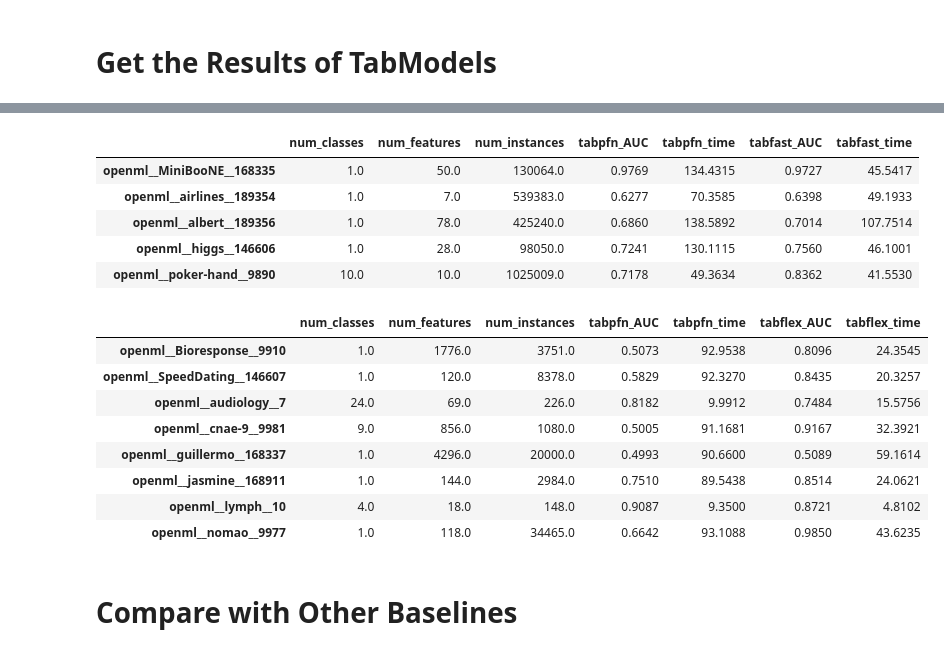
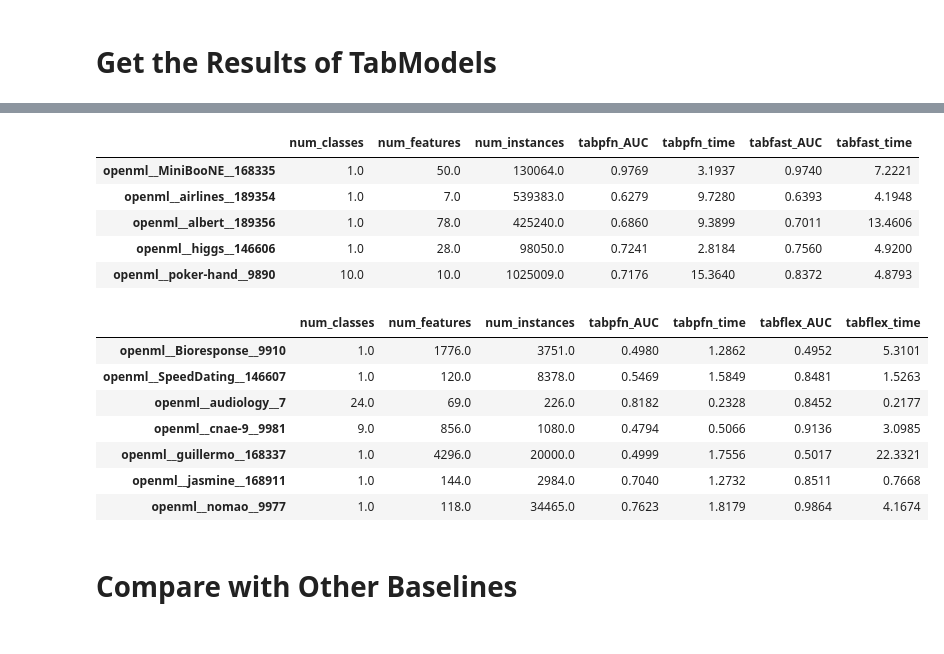
Before and after one commit to yzeng58/tabzilla, a Jupyter notebook: analysis/result_print.ipynb, the cells around one changed output, grey strips where cells are left out. Cells and saved outputs as stored; diff of their text form; code cells hidden in the pictures.

```diff
--- a/analysis/result_print.ipynb
+++ b/analysis/result_print.ipynb
@@ -140,7 +140,7 @@ def get_baselines(method, eval, DATASETS, metric = 'Accuracy'):
 # %% [markdown]
 # Get the Results of TabModels
 # %%
-table_idx = 4
+table_idx = 1
 metric = 'AUC'
 
 DATASETS = get_datasets(table_idx)
@@ -238,24 +255,23 @@ table_fast = table[(table['num_instances'] >= 50000) & (table['num_features'] <=
 table_fast
 # %% [output]
 |  | num_classes | num_features | num_instances | tabpfn_AUC | tabpfn_time | tabfast_AUC | tabfast_time |
-| openml__MiniBooNE__168335 | 1.0 | 50.0 | 130064.0 | 0.9769 | 134.4315 | 0.9727 | 45.5417 |
-| openml__airlines__189354 | 1.0 | 7.0 | 539383.0 | 0.6277 | 70.3585 | 0.6398 | 49.1933 |
-| openml__albert__189356 | 1.0 | 78.0 | 425240.0 | 0.6860 | 138.5892 | 0.7014 | 107.7514 |
-| openml__higgs__146606 | 1.0 | 28.0 | 98050.0 | 0.7241 | 130.1115 | 0.7560 | 46.1001 |
-| openml__poker-hand__9890 | 10.0 | 10.0 | 1025009.0 | 0.7178 | 49.3634 | 0.8362 | 41.5530 |
+| openml__MiniBooNE__168335 | 1.0 | 50.0 | 130064.0 | 0.9769 | 3.1937 | 0.9740 | 7.2221 |
+| openml__airlines__189354 | 1.0 | 7.0 | 539383.0 | 0.6279 | 9.7280 | 0.6393 | 4.1948 |
+| openml__albert__189356 | 1.0 | 78.0 | 425240.0 | 0.6860 | 9.3899 | 0.7011 | 13.4606 |
+| openml__higgs__146606 | 1.0 | 28.0 | 98050.0 | 0.7241 | 2.8184 | 0.7560 | 4.9200 |
+| openml__poker-hand__9890 | 10.0 | 10.0 | 1025009.0 | 0.7176 | 15.3640 | 0.8372 | 4.8793 |
 # %%
-table_flex = table[(table['num_features'] > 100) | (table['num_features']/table['num_instances'] >= 0.1)].drop(columns = ['tabfast_time', f'tabfast_{metric}'])
+table_flex = table[(table['num_features'] > 100) | (table['num_features']/table['num_instances'] >= 0.2)].drop(columns = ['tabfast_time', f'tabfast_{metric}'])
 table_flex
 # %% [output]
 |  | num_classes | num_features | num_instances | tabpfn_AUC | tabpfn_time | tabflex_AUC | tabflex_time |
-| openml__Bioresponse__9910 | 1.0 | 1776.0 | 3751.0 | 0.5073 | 92.9538 | 0.8096 | 24.3545 |
-| openml__SpeedDating__146607 | 1.0 | 120.0 | 8378.0 | 0.5829 | 92.3270 | 0.8435 | 20.3257 |
-| openml__audiology__7 | 24.0 | 69.0 | 226.0 | 0.8182 | 9.9912 | 0.7484 | 15.5756 |
-| openml__cnae-9__9981 | 9.0 | 856.0 | 1080.0 | 0.5005 | 91.1681 | 0.9167 | 32.3921 |
-| openml__guillermo__168337 | 1.0 | 4296.0 | 20000.0 | 0.4993 | 90.6600 | 0.5089 | 59.1614 |
-| openml__jasmine__168911 | 1.0 | 144.0 | 2984.0 | 0.7510 | 89.5438 | 0.8514 | 24.0621 |
-| openml__lymph__10 | 4.0 | 18.0 | 148.0 | 0.9087 | 9.3500 | 0.8721 | 4.8102 |
-| openml__nomao__9977 | 1.0 | 118.0 | 34465.0 | 0.6642 | 93.1088 | 0.9850 | 43.6235 |
+| openml__Bioresponse__9910 | 1.0 | 1776.0 | 3751.0 | 0.4980 | 1.2862 | 0.4952 | 5.3101 |
+| openml__SpeedDating__146607 | 1.0 | 120.0 | 8378.0 | 0.5469 | 1.5849 | 0.8481 | 1.5263 |
+| openml__audiology__7 | 24.0 | 69.0 | 226.0 | 0.8182 | 0.2328 | 0.8452 | 0.2177 |
+| openml__cnae-9__9981 | 9.0 | 856.0 | 1080.0 | 0.4794 | 0.5066 | 0.9136 | 3.0985 |
+| openml__guillermo__168337 | 1.0 | 4296.0 | 20000.0 | 0.4999 | 1.7556 | 0.5017 | 22.3321 |
+| openml__jasmine__168911 | 1.0 | 144.0 | 2984.0 | 0.7040 | 1.2732 | 0.8511 | 0.7668 |
+| openml__nomao__9977 | 1.0 | 118.0 | 34465.0 | 0.7623 | 1.8179 | 0.9864 | 4.1674 |
 # %% [markdown]
 # Compare with Other Baselines
 # %%
```
Also changed, not shown: parts of 17 cells of this notebook, 33 other files.
